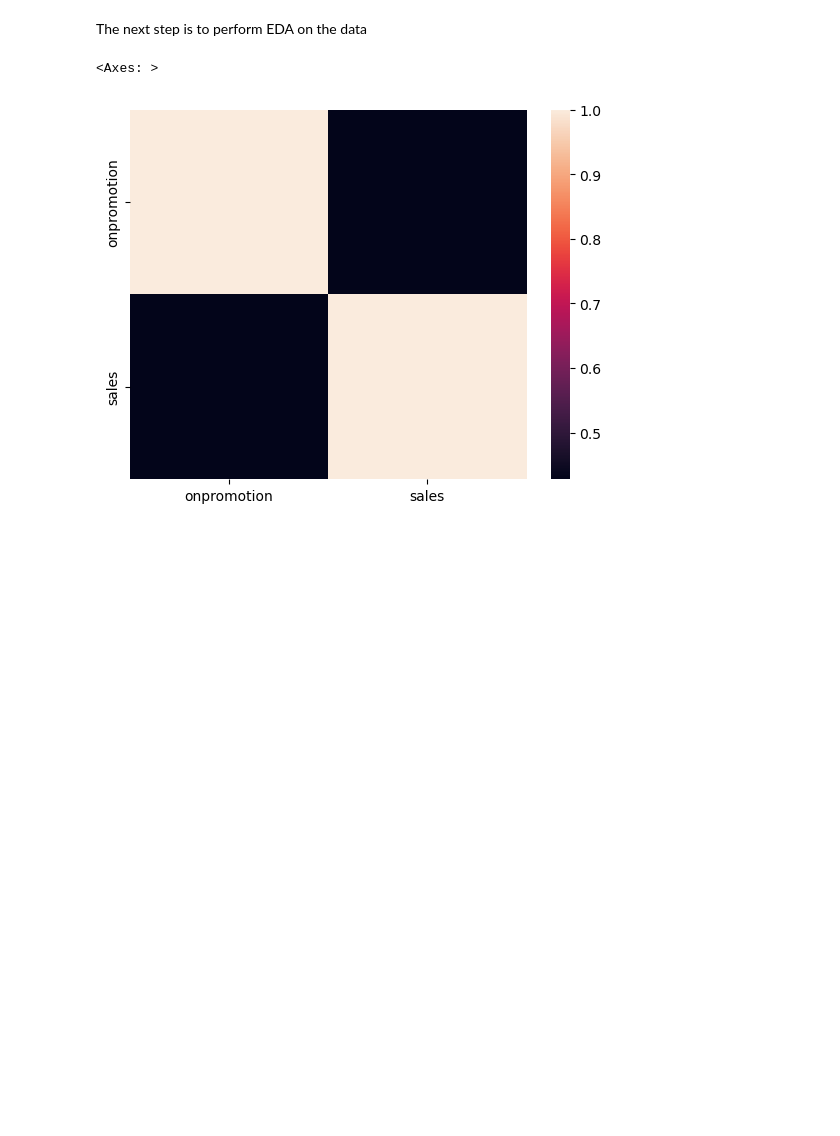
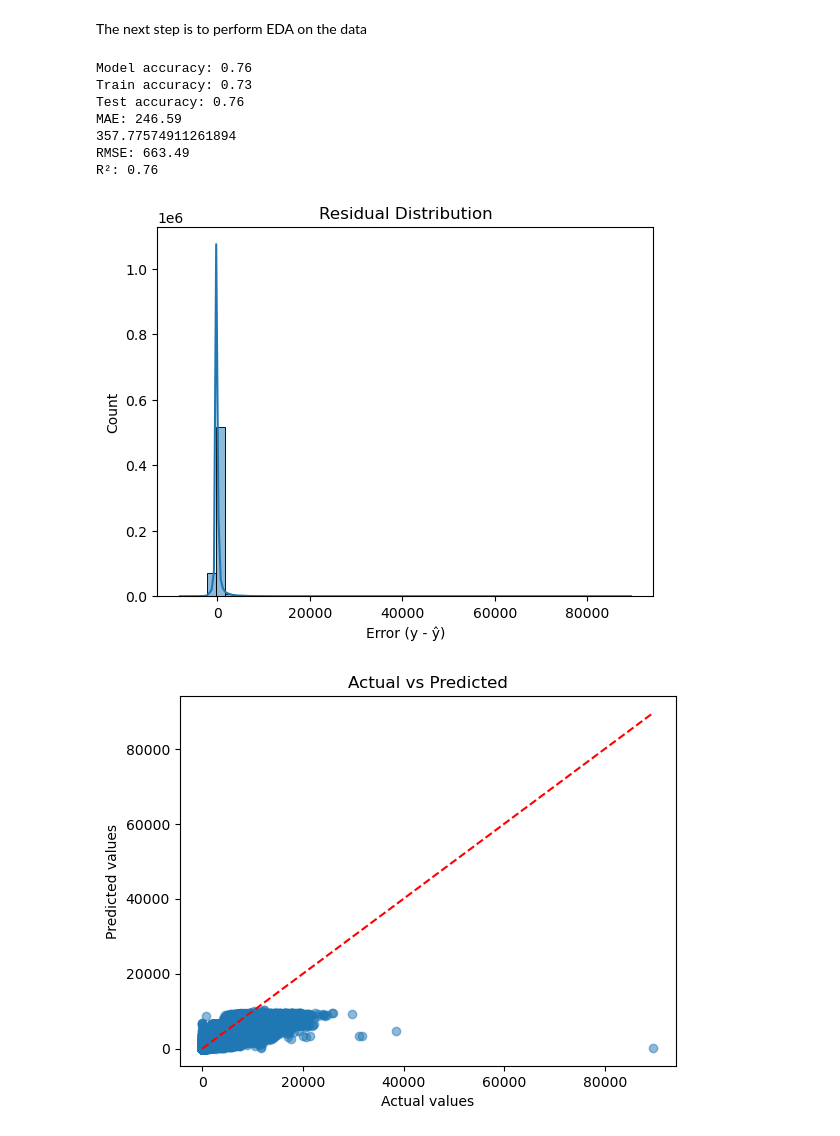
Before and after one commit to xblam/store_sales_predictions, a Jupyter notebook: notebooks/01_clean_and_EDA.ipynb, the cells around one changed output. Saved outputs shown, nothing was run; the diff lists cells and outputs as text; code cells hidden in the pictures; blank space fills up the shorter version.

Commit message:
evaluated baseline model performance and error

```diff
--- a/notebooks/01_clean_and_EDA.ipynb
+++ b/notebooks/01_clean_and_EDA.ipynb
@@ -75,40 +75,77 @@ x_train, x_test, y_train, y_test = train_test_split(x, y, test_size=0.2, random_
 
 # now make a model
 
 model = XGBRegressor(
     n_estimators=100,
     max_depth=3,
     learning_rate=0.1,
     random_state=305
 )
 
 
 
 model.fit(x_train, y_train)
 
 # 🔹 5. Make predictions and evaluate
 y_pred = model.predict(x_test)
 accuracy = model.score(x_test, y_test)
 print(f"Model accuracy: {accuracy:.2f}")
 
+# once we have the model, we now want to evaluate it
+train_acc = model.score(x_train, y_train)
+test_acc = model.score(x_test, y_test)
+print(f"Train accuracy: {train_acc:.2f}")
+print(f"Test accuracy: {test_acc:.2f}")
+
+
+# now move on to model evaluation
+y_pred = model.predict(x_test)
+mse = mean_squared_error(y_test, y_pred)
+rmse = root_mean_squared_error(y_test, y_pred)
+mae = mean_absolute_error(y_test, y_pred)
+r2 = r2_score(y_test, y_pred)
+
+print(f"MAE: {mae:.2f}") # this is very large, given that the average sales is around 360
+print(f"RMSE: {rmse:.2f}") # this is also large, which means we are getting lots of large errors
+print(f"R²: {r2:.2f}")
+
+residuals = y_test - y_pred
+sns.histplot(residuals, bins=50, kde=True)
+plt.title("Residual Distribution")
+plt.xlabel("Error (y - ŷ)")
+plt.show()
+
+plt.scatter(y_test, y_pred, alpha=0.5)
+plt.xlabel("Actual values")
+plt.ylabel("Predicted values")
+plt.title("Actual vs Predicted")
+plt.plot([y_test.min(), y_test.max()], [y_test.min(), y_test.max()], 'r--')
+plt.show()
+
+# in conclusion, it seems that the variance in values of the data is very high, making MAE very large.
+# Additionally, RMSE is also very large, meaning that there are many outliers
+# on way of potentially combating this would be to log the sales values.
+# we should also experiment with adding more features to the model, and making other models as well.
+
+
 # NEXT TIME DO RESEARCH ON THE DIFFERENT WAYS WE EVALUTATE MODELS LIKE ROC CURVES ETC.
 
 # probably should add average store sales to the feature list
 
 # how do i figure out which features should be added, given the context? is there something like a set checklist that can let me know if i am missing features?
 
 # should I be adding the features first, or should i be making a really simple model first and then adding features later? how would i go about doing that? should i like add one feature at at ime, or add a bunch?
 
 # how do i know which features are important? how do i know which features can be ignored/taken out?
 
 # is the list of features that I should have changing with every model?
+# %% [output]
+Model accuracy: 0.76
+Train accuracy: 0.73
+Test accuracy: 0.76
+MAE: 246.59
+357.77574911261894
+RMSE: 663.49
+R²: 0.76
+[figure, added]
+[figure, added]
-# %%
-# correlation matrix
-df_train_simplified = df_train[['onpromotion', 'sales']]
-corr_matrix = df_train_simplified.corr()
-sns.heatmap(corr_matrix)
-
-# it seems like this will be hard to make a correlation matrix
-# %% [output]
-<Axes: >
-[figure, removed]
```
Also changed, not shown: parts of 5 cells of this notebook, 1 other file.
